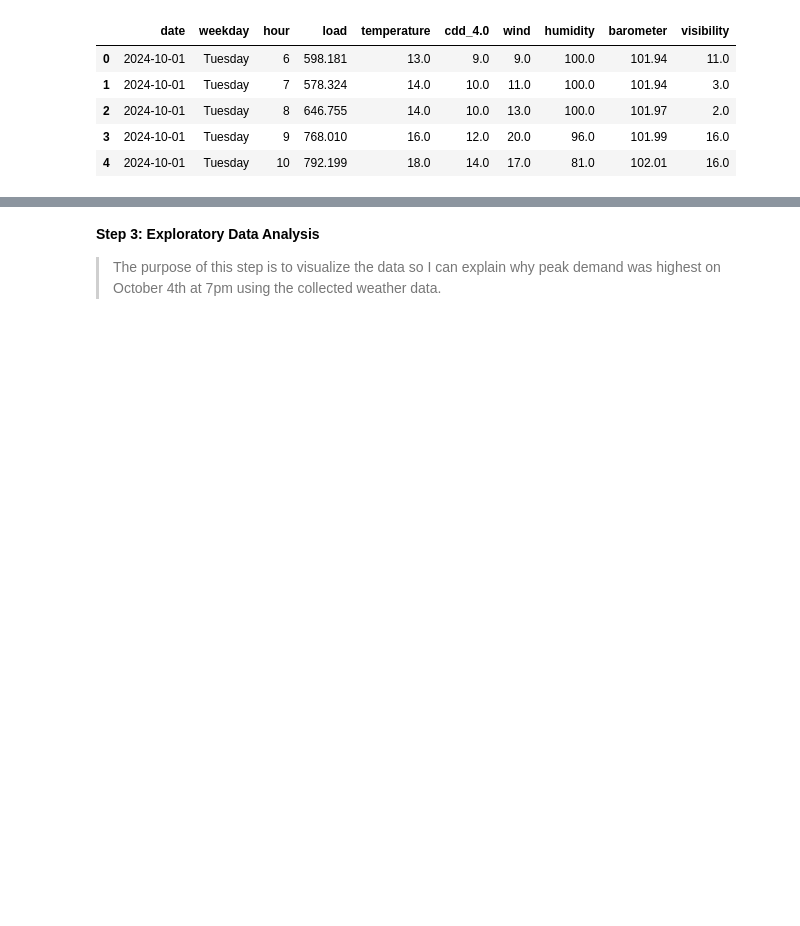
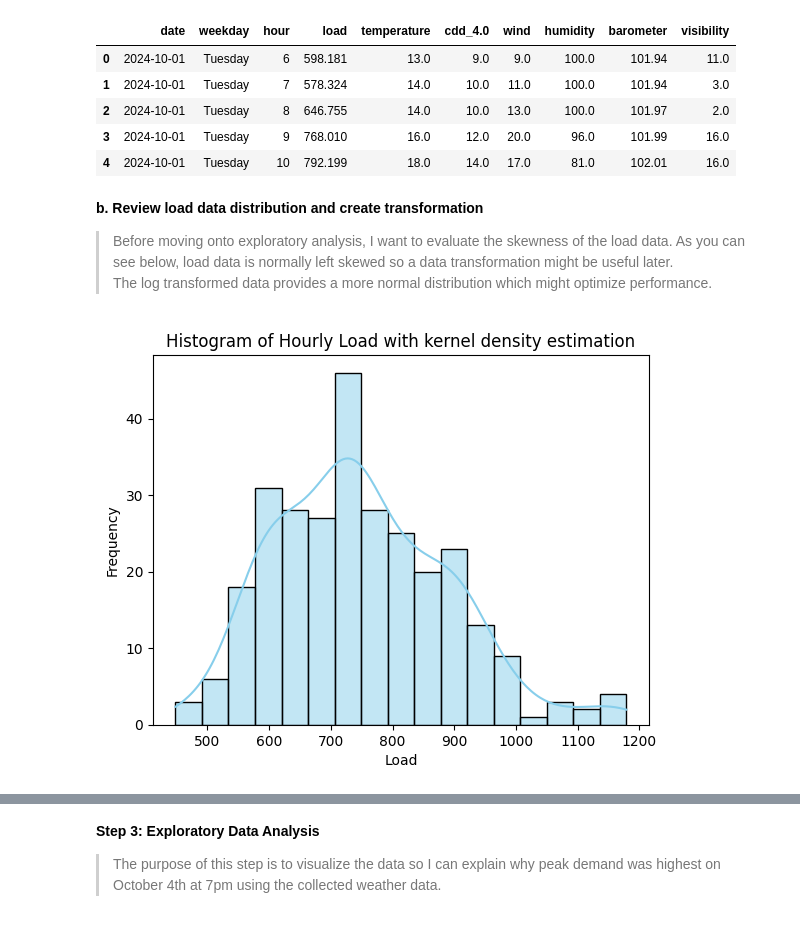
Before and after one commit to connorthornhill9/manitoba_wheat_and_RI_demand, a Jupyter notebook: Scripts/Forecaster Take Home - Rhode Island Peak Demand.ipynb, the cells around one changed output, grey strips where cells are left out. Saved outputs shown, nothing was run; the diff lists cells and outputs as text; code cells hidden in the pictures; blank space fills up the shorter version.

Commit message:
Added new features and regression analysis for RI load question.

```diff
--- a/Scripts/Forecaster Take Home - Rhode Island Peak Demand.ipynb
+++ b/Scripts/Forecaster Take Home - Rhode Island Peak Demand.ipynb
@@ -121,3 +121,19 @@ display(load_weather_df.head())
 | 2 | 2024-10-01 | Tuesday | 8 | 646.755 | 14.0 | 10.0 | 13.0 | 100.0 | 101.97 | 2.0 |
 | 3 | 2024-10-01 | Tuesday | 9 | 768.010 | 16.0 | 12.0 | 20.0 | 96.0 | 101.99 | 16.0 |
 | 4 | 2024-10-01 | Tuesday | 10 | 792.199 | 18.0 | 14.0 | 17.0 | 81.0 | 102.01 | 16.0 |
+# %% [markdown]
+**b. Review load data distribution and create transformation**
+> Before moving onto exploratory analysis, I want to evaluate the skewness of the load data. As you can see below, load data is normally left skewed so a data transformation might be useful later.\
+The log transformed data provides a more normal distribution which might optimize performance.
+# %%
+load_data = load_weather_df['load']
+
+bin_num = np.sqrt(load_data.count()).round(0).astype('int')
+sns.histplot(load_data, kde = True, bins = bin_num, color = 'skyblue')
+
+plt.xlabel('Load')
+plt.ylabel('Frequency')
+plt.title('Histogram of Hourly Load with kernel density estimation')
+plt.show()
+# %% [output]
+[figure, added]
```
Also changed, not shown: parts of 22 cells of this notebook, 1 other file.
